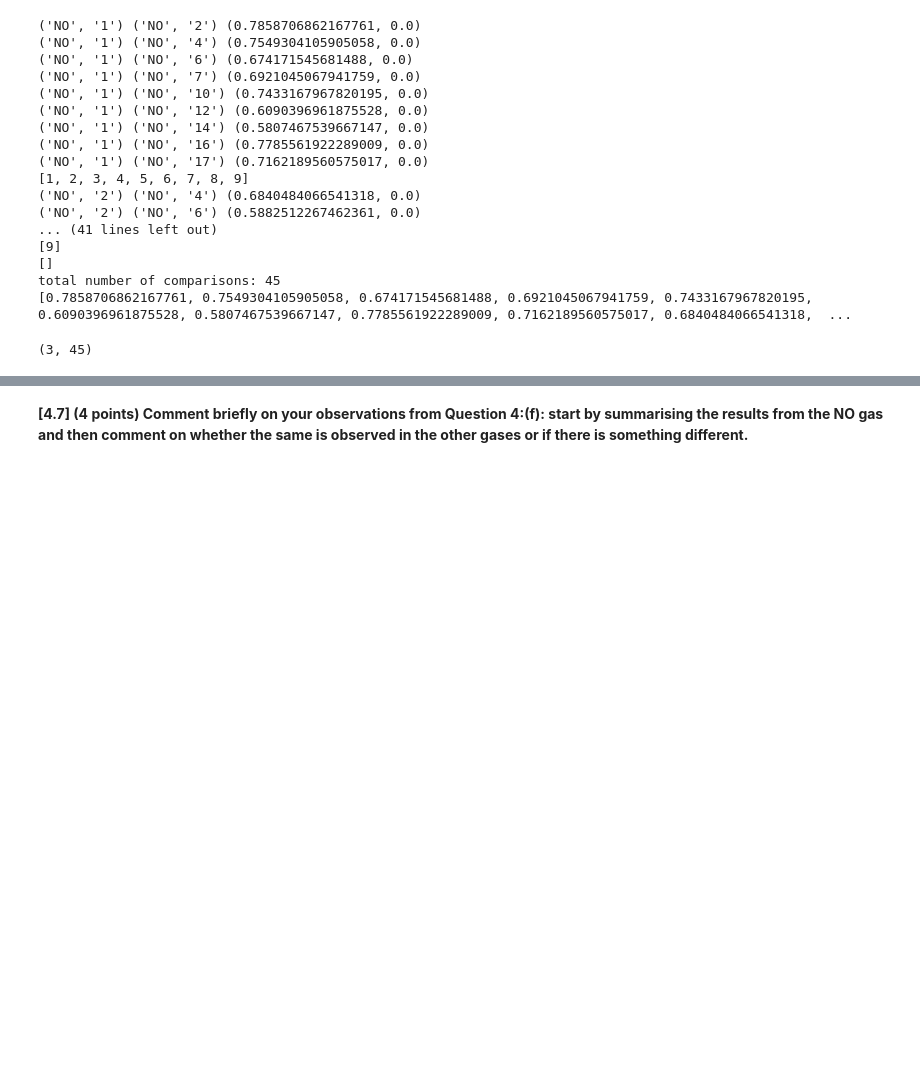
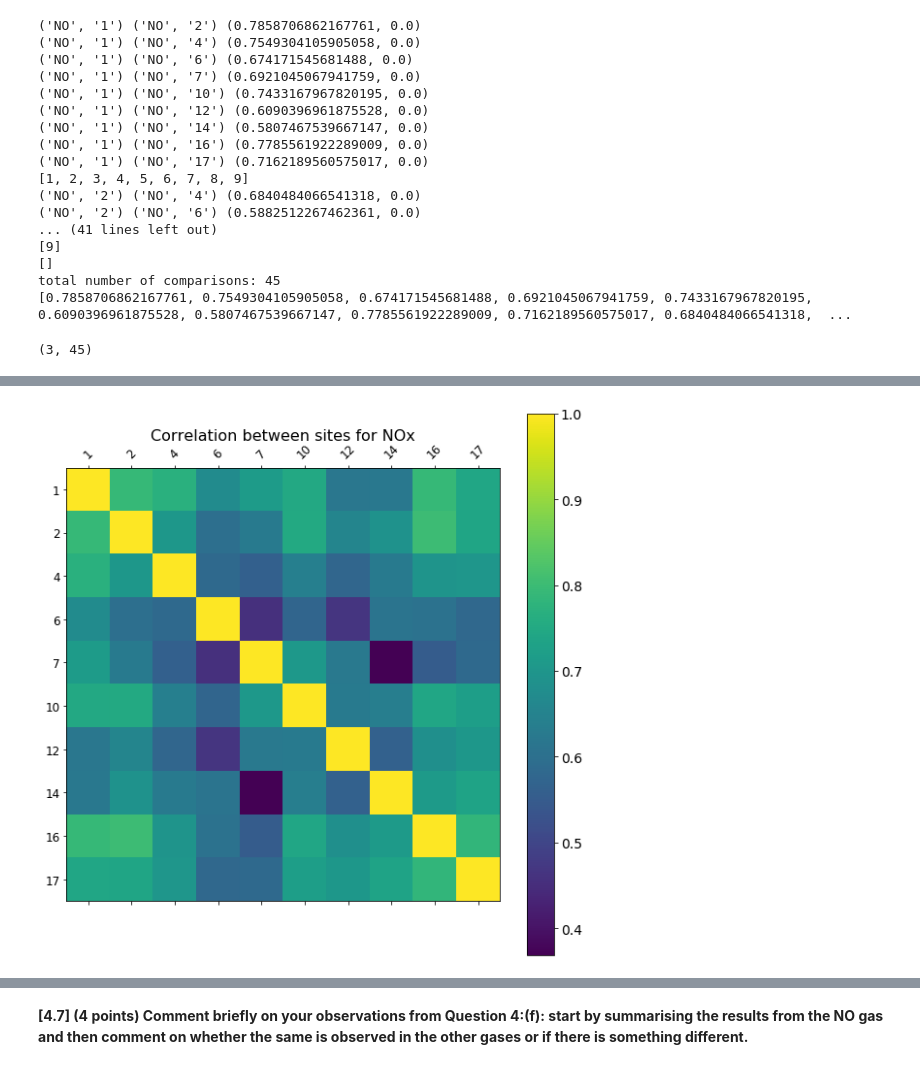
Before and after one commit to athiyadeviyani/Introductory-Applied-Machine-Learning, a Jupyter notebook: IAML_CW2.ipynb, the cells around one changed output, grey strips where cells are left out. Drawn from its saved outputs; the diff is of its cells as text; code cells hidden in the pictures; blank space fills up the shorter version.

```diff
--- a/IAML_CW2.ipynb
+++ b/IAML_CW2.ipynb
@@ -954,0 +1050,11 @@ ValueError: not enough values to unpack (expected 2, got 1)
+# %%
+f = plt.figure(figsize=(10, 10))
+corr = NOx.corr()
+plt.matshow(corr, fignum=f.number)
+plt.xticks(range(NOx.shape[1]), [1,2,4,6,7,10,12,14,16,17], fontsize=12, rotation=45)
+plt.yticks(range(NOx.shape[1]), [1,2,4,6,7,10,12,14,16,17], fontsize=12)
+cb = plt.colorbar()
+cb.ax.tick_params(labelsize=14)
+plt.title('Correlation between sites for NOx', fontsize=16)
+# %% [output]
+[figure, added]
```
Also changed, not shown: parts of 27 cells of this notebook, 4 other files.
